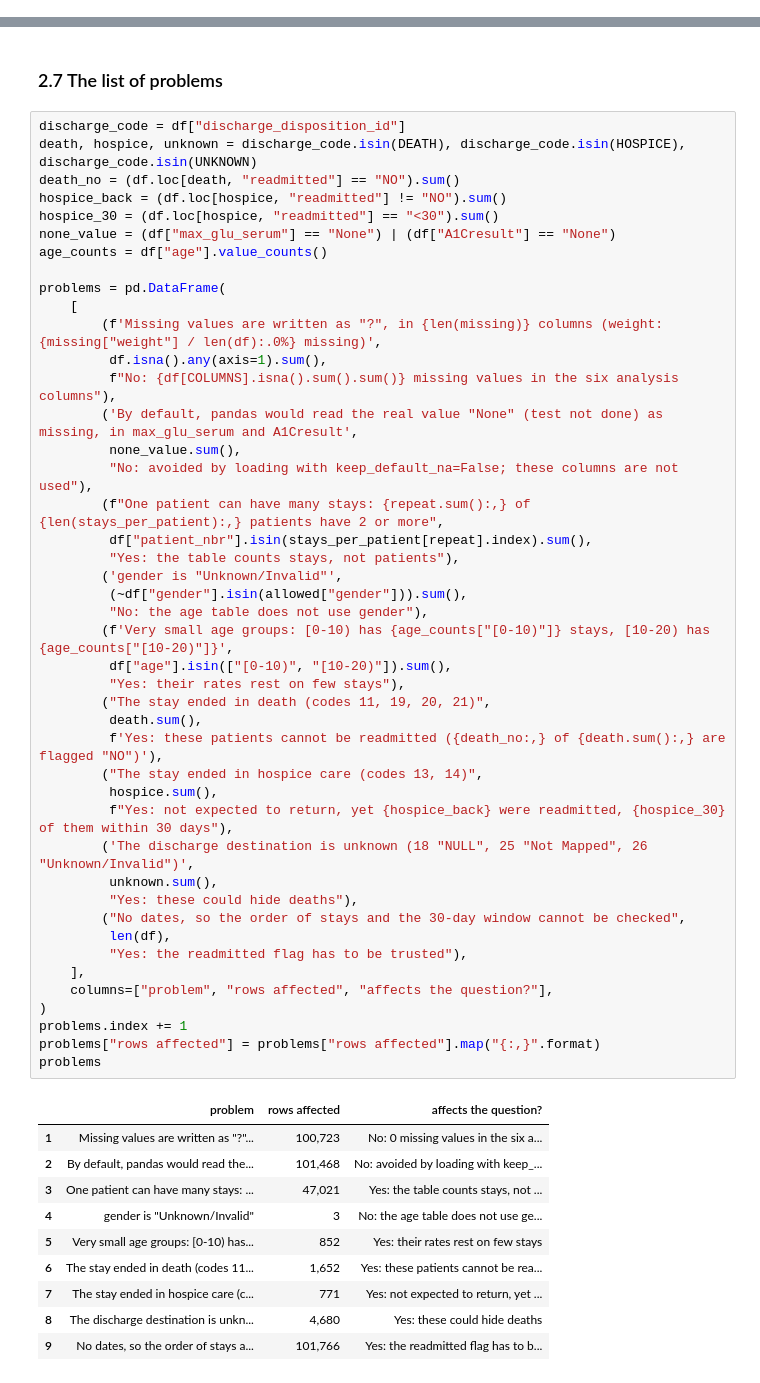
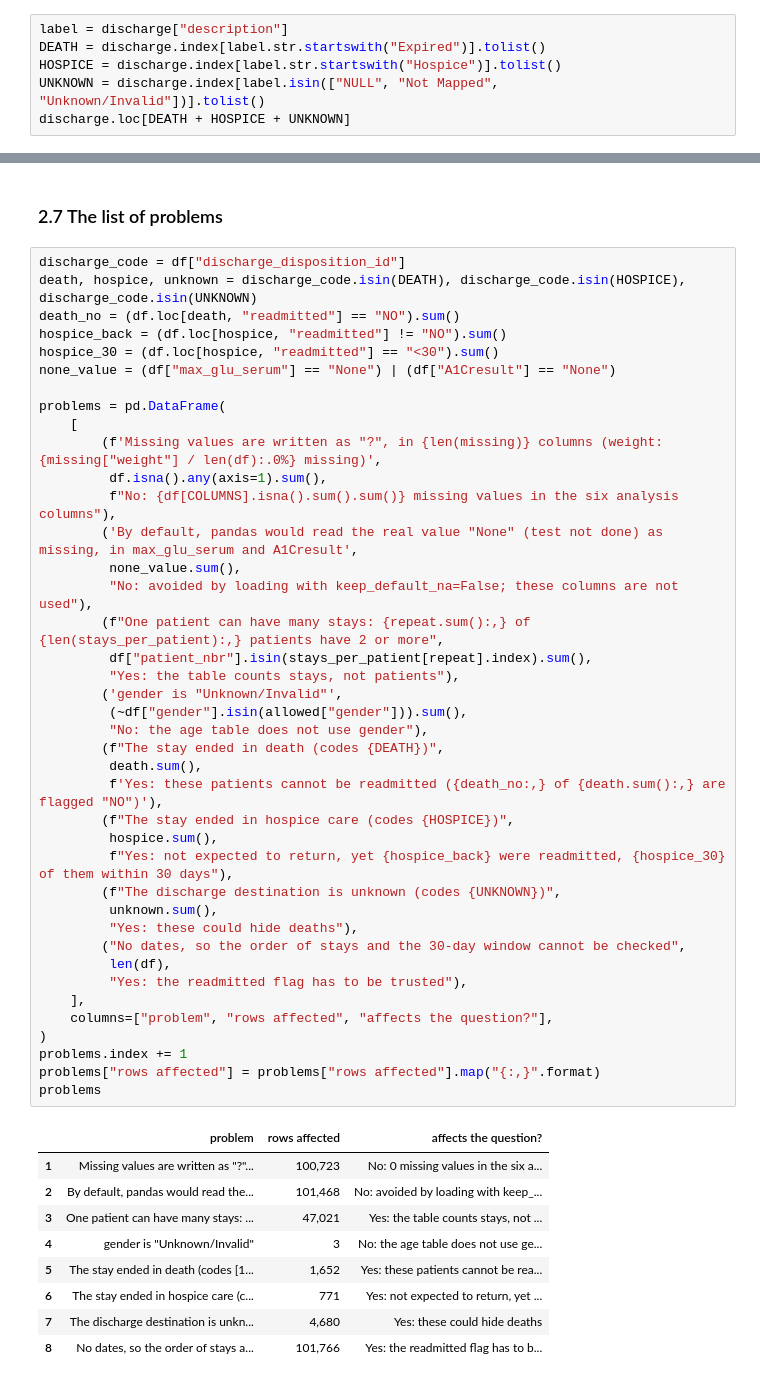
Before and after one commit to barbarosisik/diabetes-readmission-analysis, a Jupyter notebook: notebooks/analysis.ipynb, the cells around one changed output, grey strips where cells are left out. Saved outputs shown, nothing was run; the diff lists cells and outputs as text.

```diff
--- a/notebooks/analysis.ipynb
+++ b/notebooks/analysis.ipynb
@@ -178,0 +164,6 @@ discharge.loc[DEATH + HOSPICE + UNKNOWN]
+# %%
+label = discharge["description"]
+DEATH = discharge.index[label.str.startswith("Expired")].tolist()
+HOSPICE = discharge.index[label.str.startswith("Hospice")].tolist()
+UNKNOWN = discharge.index[label.isin(["NULL", "Not Mapped", "Unknown/Invalid"])].tolist()
+discharge.loc[DEATH + HOSPICE + UNKNOWN]
@@ -202,7 +205,6 @@ death_no = (df.loc[death, "readmitted"] == "NO").sum()
 hospice_back = (df.loc[hospice, "readmitted"] != "NO").sum()
 hospice_30 = (df.loc[hospice, "readmitted"] == "<30").sum()
 none_value = (df["max_glu_serum"] == "None") | (df["A1Cresult"] == "None")
-age_counts = df["age"].value_counts()
 
 problems = pd.DataFrame(
     [
@@ -212,44 +214,40 @@ problems = pd.DataFrame(
         ('By default, pandas would read the real value "None" (test not done) as missing, in max_glu_serum and A1Cresult',
          none_value.sum(),
          "No: avoided by loading with keep_default_na=False; these columns are not used"),
         (f"One patient can have many stays: {repeat.sum():,} of {len(stays_per_patient):,} patients have 2 or more",
          df["patient_nbr"].isin(stays_per_patient[repeat].index).sum(),
          "Yes: the table counts stays, not patients"),
         ('gender is "Unknown/Invalid"',
          (~df["gender"].isin(allowed["gender"])).sum(),
          "No: the age table does not use gender"),
-        (f'Very small age groups: [0-10) has {age_counts["[0-10)"]} stays, [10-20) has {age_counts["[10-20)"]}',
-         df["age"].isin(["[0-10)", "[10-20)"]).sum(),
-         "Yes: their rates rest on few stays"),
-        ("The stay ended in death (codes 11, 19, 20, 21)",
+        (f"The stay ended in death (codes {DEATH})",
          death.sum(),
          f'Yes: these patients cannot be readmitted ({death_no:,} of {death.sum():,} are flagged "NO")'),
-        ("The stay ended in hospice care (codes 13, 14)",
+        (f"The stay ended in hospice care (codes {HOSPICE})",
          hospice.sum(),
          f"Yes: not expected to return, yet {hospice_back} were readmitted, {hospice_30} of them within 30 days"),
-        ('The discharge destination is unknown (18 "NULL", 25 "Not Mapped", 26 "Unknown/Invalid")',
+        (f"The discharge destination is unknown (codes {UNKNOWN})",
          unknown.sum(),
          "Yes: these could hide deaths"),
         ("No dates, so the order of stays and the 30-day window cannot be checked",
          len(df),
          "Yes: the readmitted flag has to be trusted"),
     ],
     columns=["problem", "rows affected", "affects the question?"],
 )
 problems.index += 1
 problems["rows affected"] = problems["rows affected"].map("{:,}".format)
 problems
 # %% [output]
 |  | problem | rows affected | affects the question? |
 | 1 | Missing values are written as "?"... | 100,723 | No: 0 missing values in the six a... |
 | 2 | By default, pandas would read the... | 101,468 | No: avoided by loading with keep_... |
 | 3 | One patient can have many stays: ... | 47,021 | Yes: the table counts stays, not ... |
 | 4 | gender is "Unknown/Invalid" | 3 | No: the age table does not use ge... |
-| 5 | Very small age groups: [0-10) has... | 852 | Yes: their rates rest on few stays |
-| 6 | The stay ended in death (codes 11... | 1,652 | Yes: these patients cannot be rea... |
-| 7 | The stay ended in hospice care (c... | 771 | Yes: not expected to return, yet ... |
-| 8 | The discharge destination is unkn... | 4,680 | Yes: these could hide deaths |
-| 9 | No dates, so the order of stays a... | 101,766 | Yes: the readmitted flag has to b... |
+| 5 | The stay ended in death (codes [1... | 1,652 | Yes: these patients cannot be rea... |
+| 6 | The stay ended in hospice care (c... | 771 | Yes: not expected to return, yet ... |
+| 7 | The discharge destination is unkn... | 4,680 | Yes: these could hide deaths |
+| 8 | No dates, so the order of stays a... | 101,766 | Yes: the readmitted flag has to b... |
 # %% [markdown]
 Checked and fine: `encounter_id` is unique, `age` holds exactly the ten brackets, `readmitted` holds only `NO`, `>30` and `<30`, and every discharge code in the data appears in the mapping file.
 
```
Also changed, not shown: parts of 5 cells of this notebook, 3 other files.
